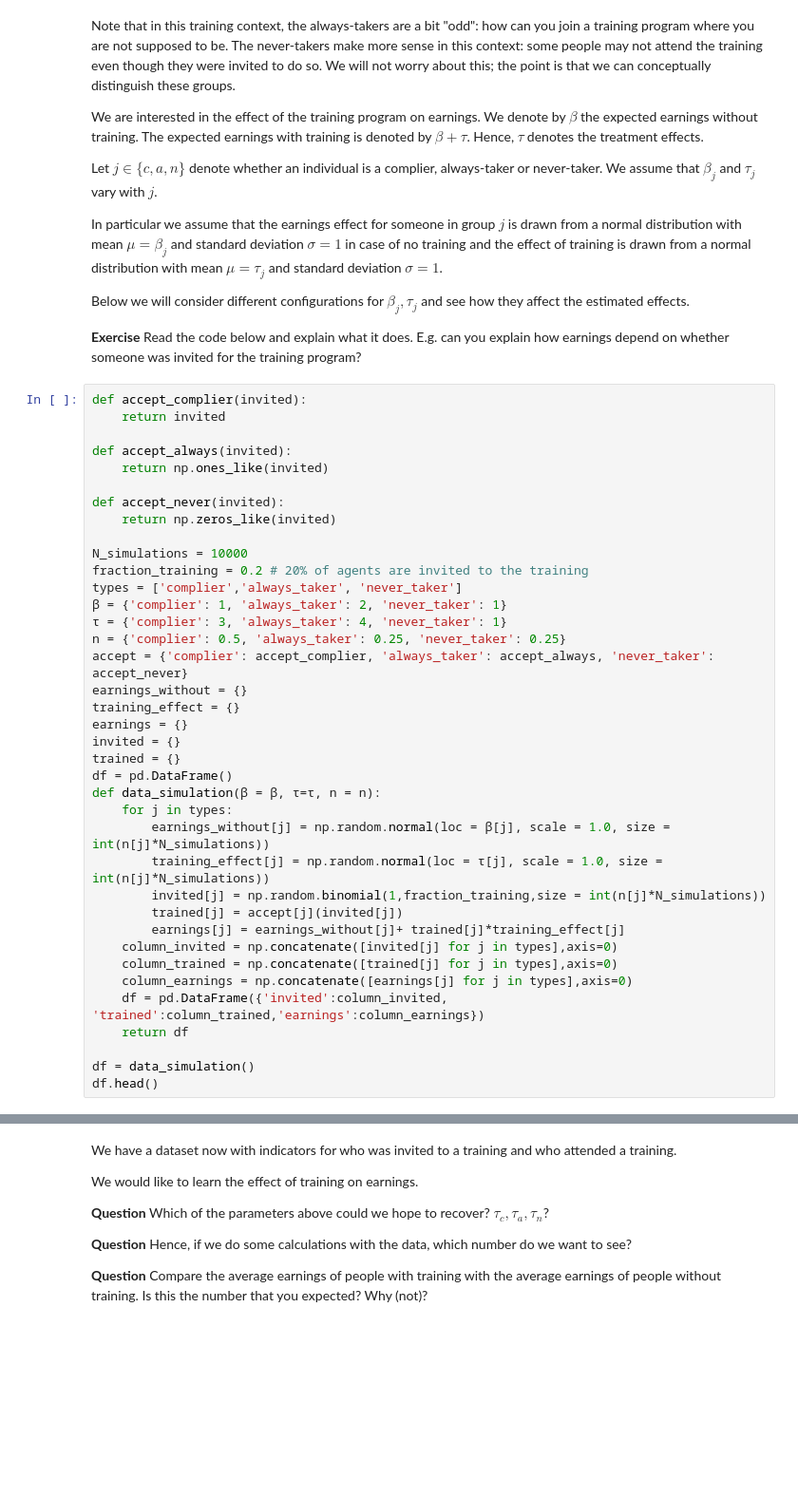
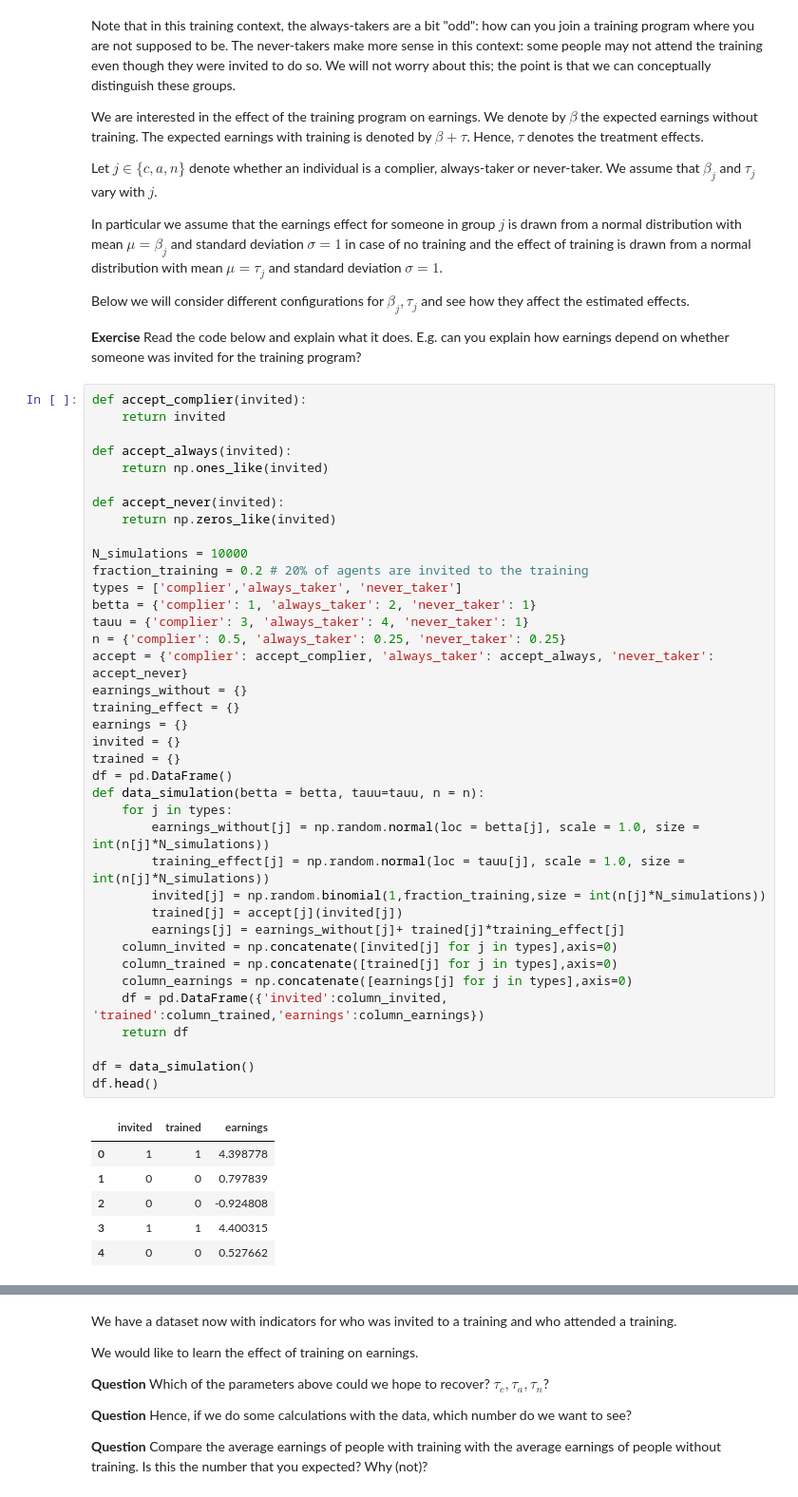
Before and after one commit to cejkiebo/msc_datascience, a Jupyter notebook: Statistical_Hacking.ipynb, the cells around one changed output, grey strips where cells are left out. Shown at 95% size. Drawn from its saved outputs; the diff is of its cells as text; blank space fills up the shorter version.

```diff
--- a/Statistical_Hacking.ipynb
+++ b/Statistical_Hacking.ipynb
@@ -2877,35 +2877,42 @@ def accept_complier(invited):
 
 def accept_always(invited):
     return np.ones_like(invited)
 
 def accept_never(invited):
     return np.zeros_like(invited)
 
 N_simulations = 10000
 fraction_training = 0.2 # 20% of agents are invited to the training
 types = ['complier','always_taker', 'never_taker']
-β = {'complier': 1, 'always_taker': 2, 'never_taker': 1}
-τ = {'complier': 3, 'always_taker': 4, 'never_taker': 1}
+betta = {'complier': 1, 'always_taker': 2, 'never_taker': 1}
+tauu = {'complier': 3, 'always_taker': 4, 'never_taker': 1}
 n = {'complier': 0.5, 'always_taker': 0.25, 'never_taker': 0.25}
 accept = {'complier': accept_complier, 'always_taker': accept_always, 'never_taker': accept_never}
 earnings_without = {}
 training_effect = {}
 earnings = {}
 invited = {}
 trained = {}
 df = pd.DataFrame()
-def data_simulation(β = β, τ=τ, n = n):
+def data_simulation(betta = betta, tauu=tauu, n = n):
     for j in types:
-        earnings_without[j] = np.random.normal(loc = β[j], scale = 1.0, size = int(n[j]*N_simulations))
-        training_effect[j] = np.random.normal(loc = τ[j], scale = 1.0, size = int(n[j]*N_simulations))
+        earnings_without[j] = np.random.normal(loc = betta[j], scale = 1.0, size = int(n[j]*N_simulations))
+        training_effect[j] = np.random.normal(loc = tauu[j], scale = 1.0, size = int(n[j]*N_simulations))
         invited[j] = np.random.binomial(1,fraction_training,size = int(n[j]*N_simulations))
         trained[j] = accept[j](invited[j])
         earnings[j] = earnings_without[j]+ trained[j]*training_effect[j]
     column_invited = np.concatenate([invited[j] for j in types],axis=0)
     column_trained = np.concatenate([trained[j] for j in types],axis=0)
     column_earnings = np.concatenate([earnings[j] for j in types],axis=0)
     df = pd.DataFrame({'invited':column_invited, 'trained':column_trained,'earnings':column_earnings})
     return df
 
 df = data_simulation()
 df.head()
+# %% [output]
+|  | invited | trained | earnings |
+| 0 | 1 | 1 | 4.398778 |
+| 1 | 0 | 0 | 0.797839 |
+| 2 | 0 | 0 | -0.924808 |
+| 3 | 1 | 1 | 4.400315 |
+| 4 | 0 | 0 | 0.527662 |
```
Also changed, not shown: parts of 21 cells of this notebook.
